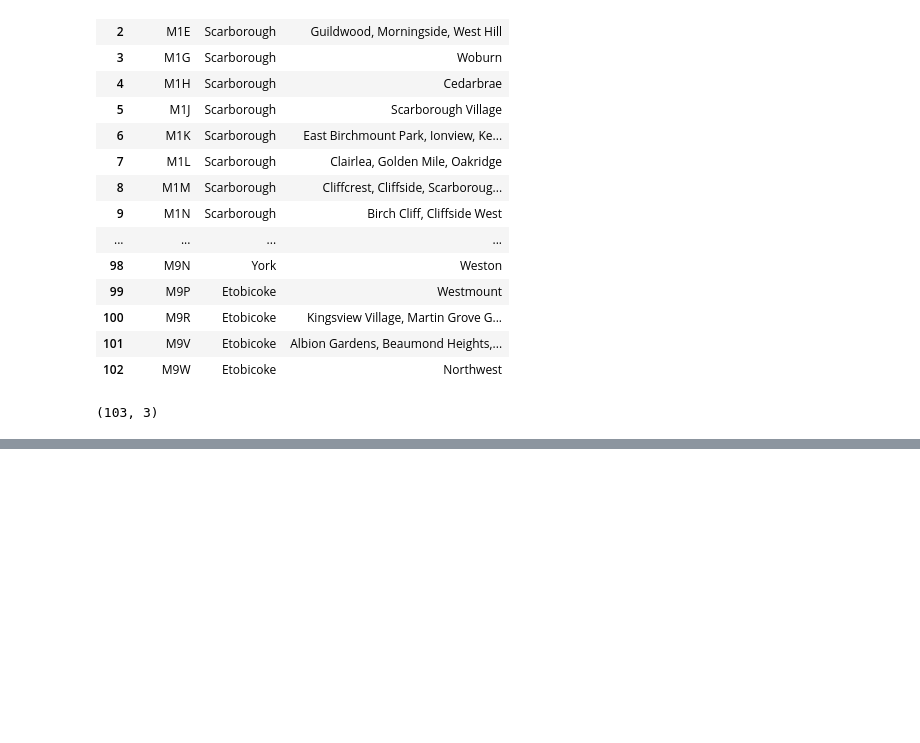
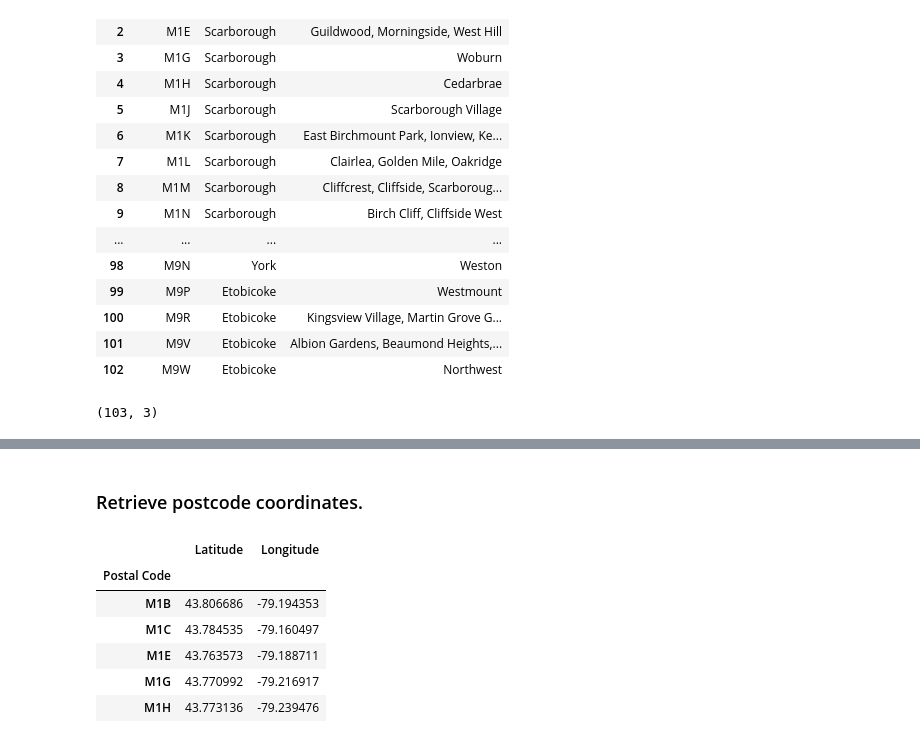
Before and after one commit to adnan3353/Clustering-Neighborhoods-in-Toronto, a Jupyter notebook: Clustering Neighborhoods in Toronto.ipynb, the cells around one changed output, grey strips where cells are left out. Drawn from its saved outputs; the diff is of its cells as text; code cells hidden in the pictures; blank space fills up the shorter version.

```diff
--- a/Clustering Neighborhoods in Toronto.ipynb
+++ b/Clustering Neighborhoods in Toronto.ipynb
@@ -106,0 +128,15 @@ Toronto_df.shape
+# %% [markdown]
+### Retrieve postcode coordinates.
+# %%
+#  Retrieve the geographical coordinates of each postal code from the given link to a csv file
+toronto_geo = 'https://cocl.us/Geospatial_data'
+geo_data = pd.read_csv(toronto_geo).set_index("Postal Code")
+geo_data.head()
+# %% [output]
+|  | Latitude | Longitude |
+| Postal Code |  |  |
+| M1B | 43.806686 | -79.194353 |
+| M1C | 43.784535 | -79.160497 |
+| M1E | 43.763573 | -79.188711 |
+| M1G | 43.770992 | -79.216917 |
+| M1H | 43.773136 | -79.239476 |
```
Also changed, not shown: parts of 6 cells of this notebook.
